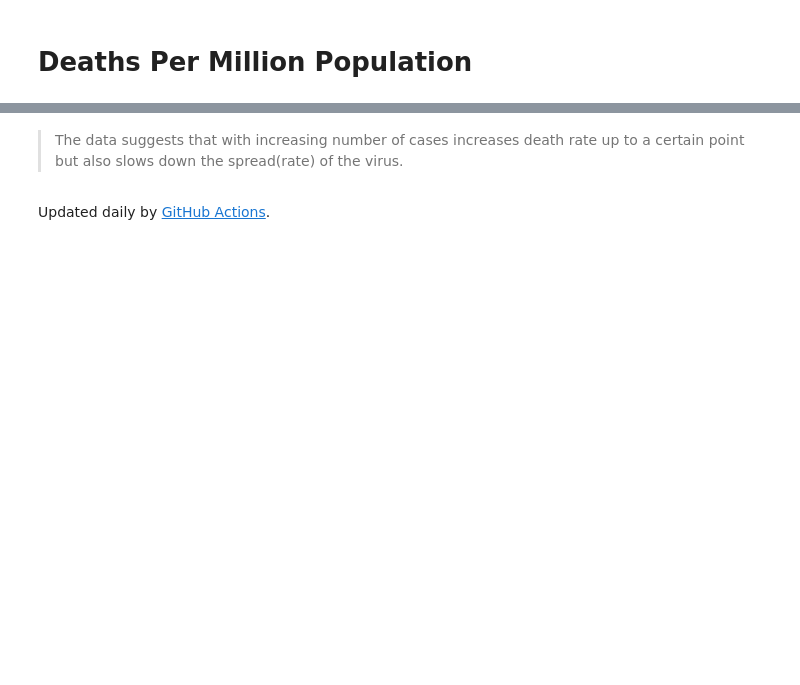
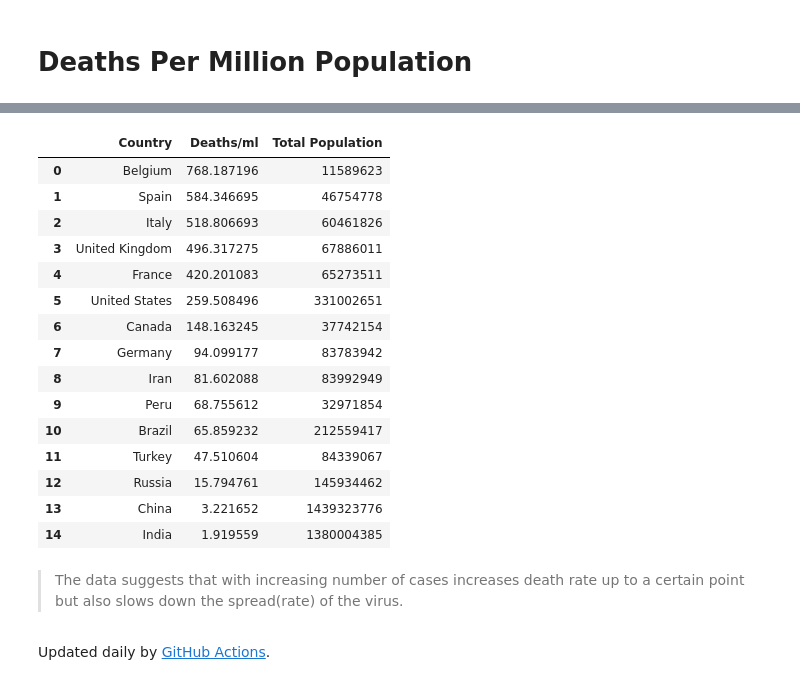
Before and after one commit to Guneetgstar/covid19, a Jupyter notebook: _notebooks/2020-05-15-relation-in-deaths-and-number-of-cases.ipynb, the cells around one changed output, grey strips where cells are left out. Saved outputs shown, nothing was run; the diff lists cells and outputs as text; code cells hidden in the pictures; blank space fills up the shorter version.

```diff
--- a/_notebooks/2020-05-15-relation-in-deaths-and-number-of-cases.ipynb
+++ b/_notebooks/2020-05-15-relation-in-deaths-and-number-of-cases.ipynb
@@ -123,3 +123,14 @@ lines = base.mark_line().add_selection(
 lines
 # %% [output]
 [interactive output not drawn]
+# %%
+#hide-input
+source=every_country_data[every_country_data.total_confirmed>atLeast]
+
+death_table=pd.DataFrame(columns={'Country','Death rate'})
+for each in countries:
+    temp=source[source['location']==each]
+    # display(temp)
+    death_table=death_table.append([{'Country':each, 'Death rate' : temp.death_rate.tail(1).to_list()[0]}])
+death_table=death_table.reset_index().drop('index',axis=1)
+death_table
@@ -164,3 +191,14 @@ lines = base.mark_line().add_selection(
 lines
 # %% [output]
 [interactive output not drawn]
+# %%
+#hide_input
+source= every_country_data[every_country_data.total_confirmed>atLeast]
+
+death_table=pd.DataFrame(columns={'Country','Spread rate'})
+for each in countries:
+    temp=source[source['location']==each]
+    # display(temp)
+    death_table=death_table.append([{'Country':each, 'Spread rate' : temp.percent_change.tail(1).to_list()[0]}])
+death_table=death_table.reset_index().drop('index',axis=1)
+death_table
@@ -279,6 +334,35 @@ lines = base.mark_line().add_selection(
 lines
 # %% [output]
 [interactive output not drawn]
+# %%
+#hide_input
+
+source=data_plot
+
+death_table=pd.DataFrame(columns={'Country','Deaths/ml','Total Population'})
+for each in countries:
+    temp=source[source['location']==each]
+    # display(temp)
+    death_table=death_table.append([{'Country':each, 'Deaths/ml' : temp.total_cases.tail(1).to_list()[0], 'Total Population':data_pop.loc[data_pop.country == each, "population"].astype(int).to_list()[0]}])
+death_table=death_table.reset_index().drop('index',axis=1)
+death_table
+# %% [output]
+|  | Country | Deaths/ml | Total Population |
+| 0 | Belgium | 768.187196 | 11589623 |
+| 1 | Spain | 584.346695 | 46754778 |
+| 2 | Italy | 518.806693 | 60461826 |
+| 3 | United Kingdom | 496.317275 | 67886011 |
+| 4 | France | 420.201083 | 65273511 |
+| 5 | United States | 259.508496 | 331002651 |
+| 6 | Canada | 148.163245 | 37742154 |
+| 7 | Germany | 94.099177 | 83783942 |
+| 8 | Iran | 81.602088 | 83992949 |
+| 9 | Peru | 68.755612 | 32971854 |
+| 10 | Brazil | 65.859232 | 212559417 |
+| 11 | Turkey | 47.510604 | 84339067 |
+| 12 | Russia | 15.794761 | 145934462 |
+| 13 | China | 3.221652 | 1439323776 |
+| 14 | India | 1.919559 | 1380004385 |
 # %% [markdown]
 >The data suggests that with increasing number of cases increases death rate up to a certain point but also slows down the spread(rate) of the virus.
 # %% [markdown]
```
Also changed, not shown: parts of 8 cells of this notebook, 5 other files.
